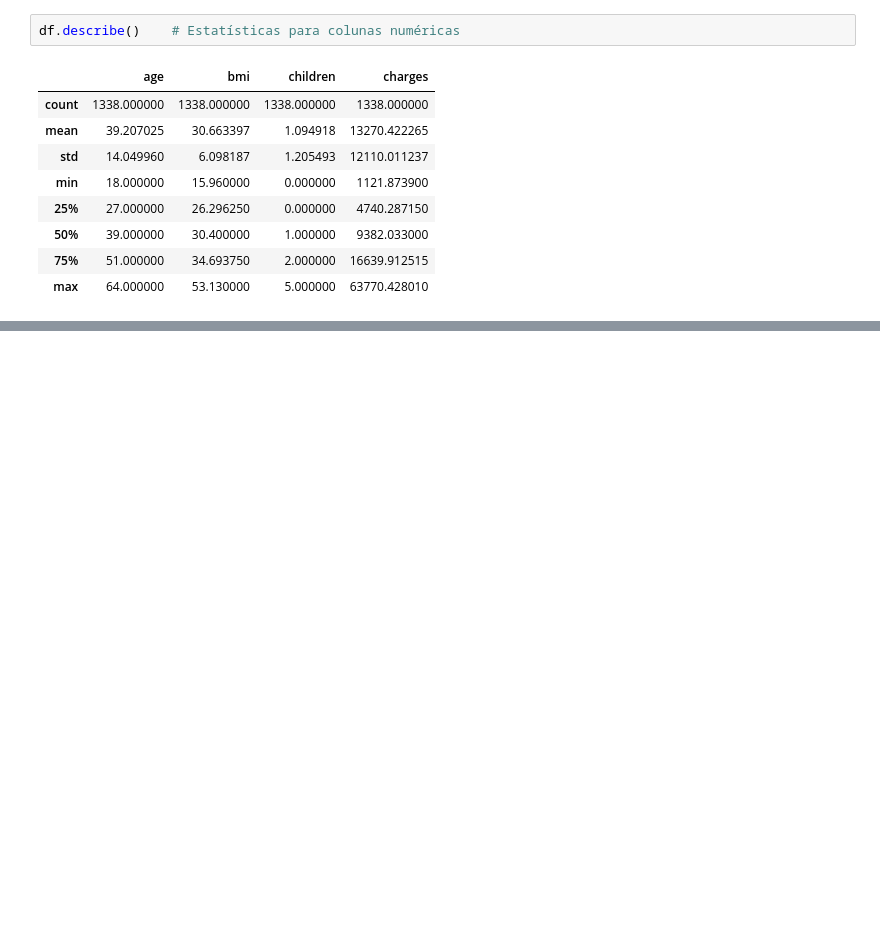
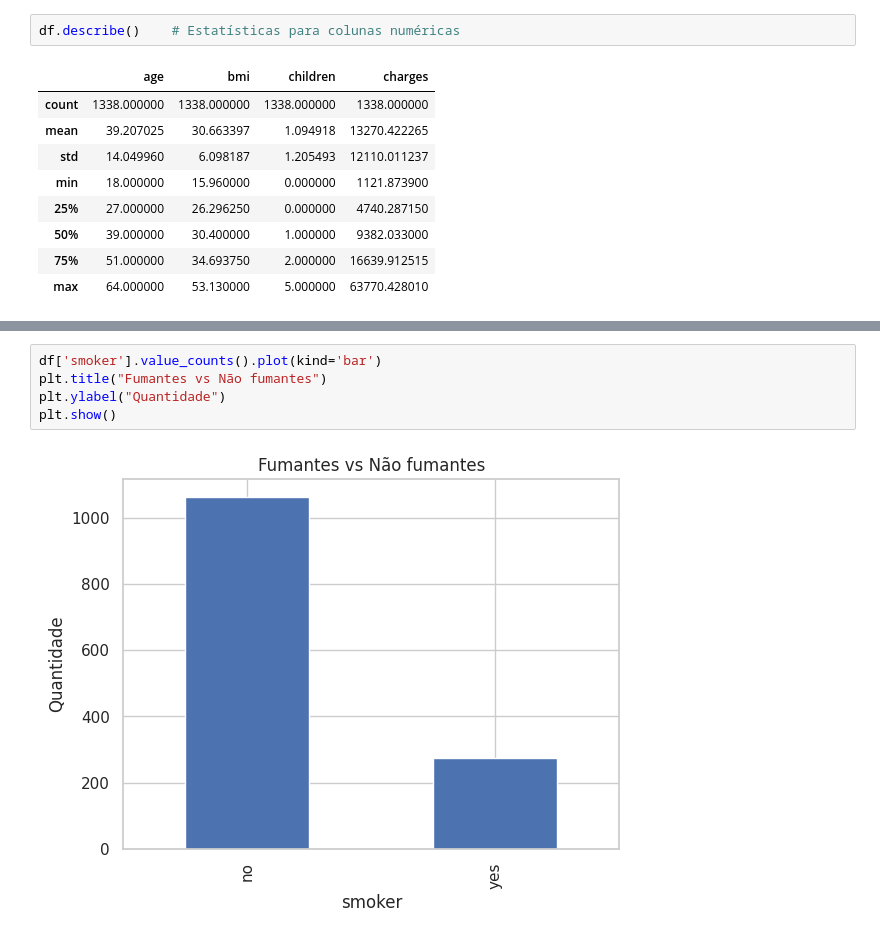
Before and after one commit to gustavocoderjs/An-lise-de-Dados-, a Jupyter notebook: Notebooks/medical_cost_personal.ipynb, the cells around one changed output, grey strips where cells are left out. Cells and saved outputs as stored; diff of their text form; blank space fills up the shorter version.

```diff
--- a/Notebooks/medical_cost_personal.ipynb
+++ b/Notebooks/medical_cost_personal.ipynb
@@ -111,0 +120,7 @@ df.describe()    # Estatísticas para colunas numéricas
+# %%
+df['smoker'].value_counts().plot(kind='bar')
+plt.title("Fumantes vs Não fumantes")
+plt.ylabel("Quantidade")
+plt.show()
+# %% [output]
+[figure, added]
```
Also changed, not shown: parts of 9 cells of this notebook, 1 other file.
